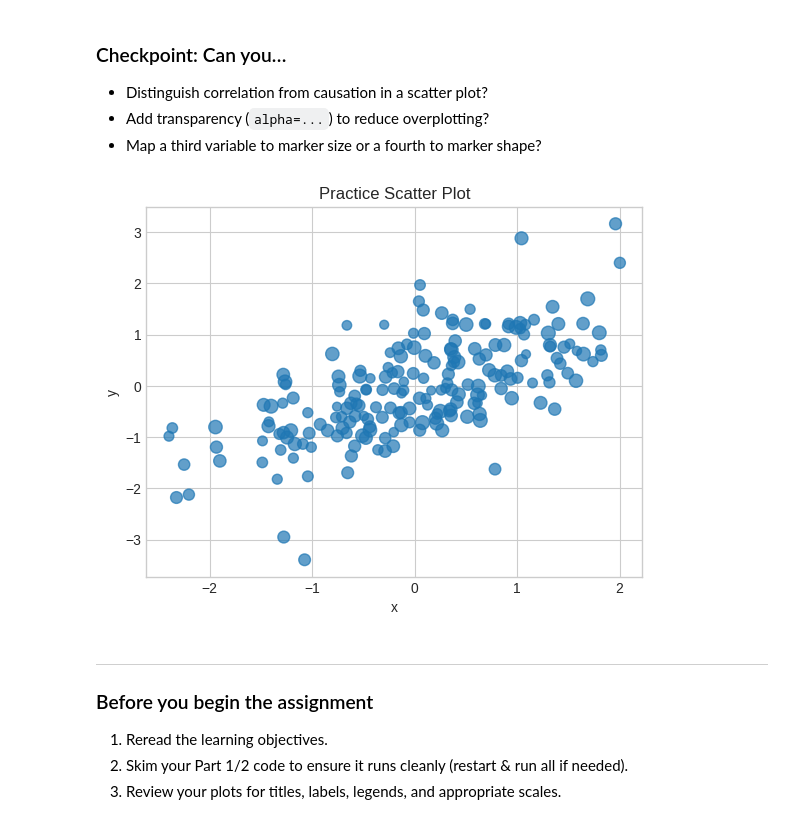
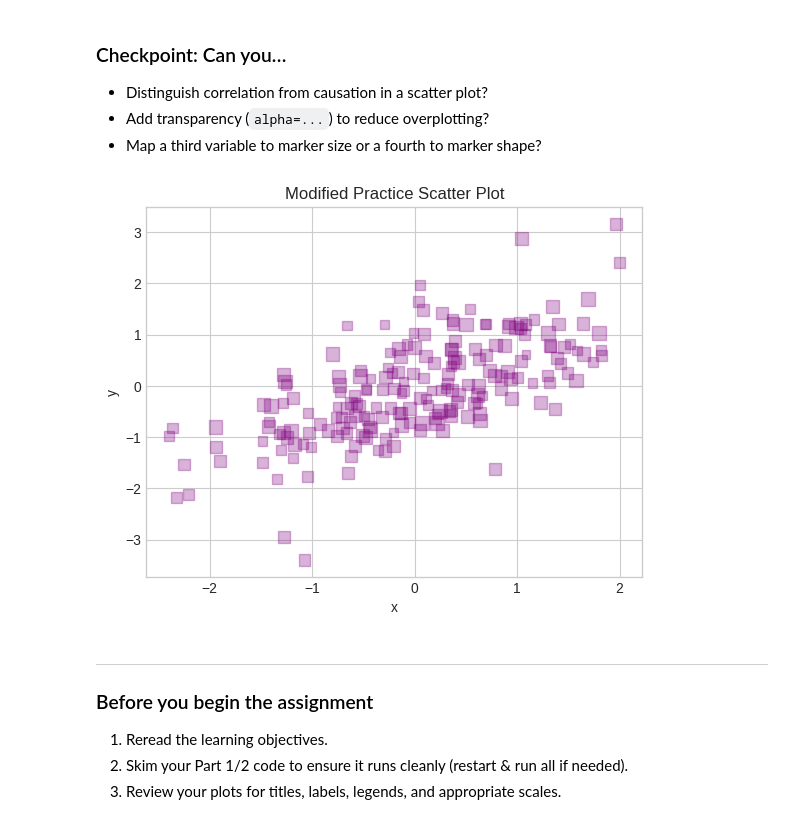
Before and after one commit to eking03/Data110-Fall2025, a Jupyter notebook: Week3_Assignment_fall25.ipynb, the cells around one changed output. Cells and saved outputs as stored; diff of their text form; code cells hidden in the pictures.

```diff
--- a/Week3_Assignment_fall25.ipynb
+++ b/Week3_Assignment_fall25.ipynb
@@ -286,19 +286,19 @@ For large datasets, this difference can lead to vastly different performance, an
 # %%
 # Practice: Build a scatter plot with at least two encodings (e.g., color and size).
 # Example scaffold (replace with your data):
 rng = np.random.default_rng(0)
 n = 200
 x = rng.normal(0, 1, n)
 y = 0.7*x + rng.normal(0, 0.7, n)
 size = 40 + 60*(rng.random(n))
 
-plt.scatter(x, y, s=size, alpha=0.7)
-plt.title('Practice Scatter Plot')
+plt.scatter(x, y, s=size, alpha=0.3, c='purple', marker='s')
+plt.title('Modified Practice Scatter Plot')
 plt.xlabel('x')
 plt.ylabel('y')
 plt.show()
 # %% [output]
-[figure, old version]
+[figure, new version]
 # %% [markdown]
 ---
 ### Before you begin the assignment
```
Also changed, not shown: parts of 4 cells of this notebook.
